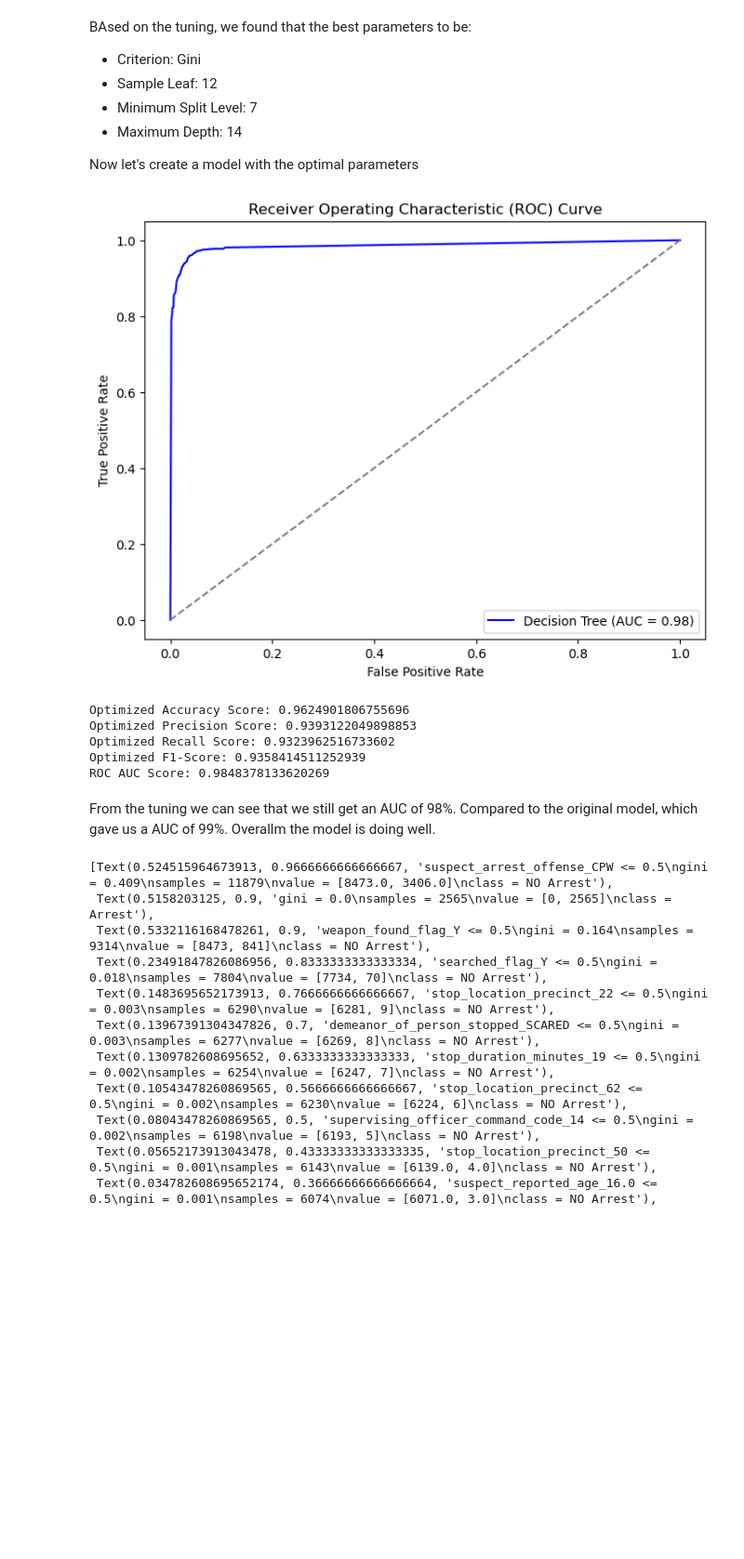
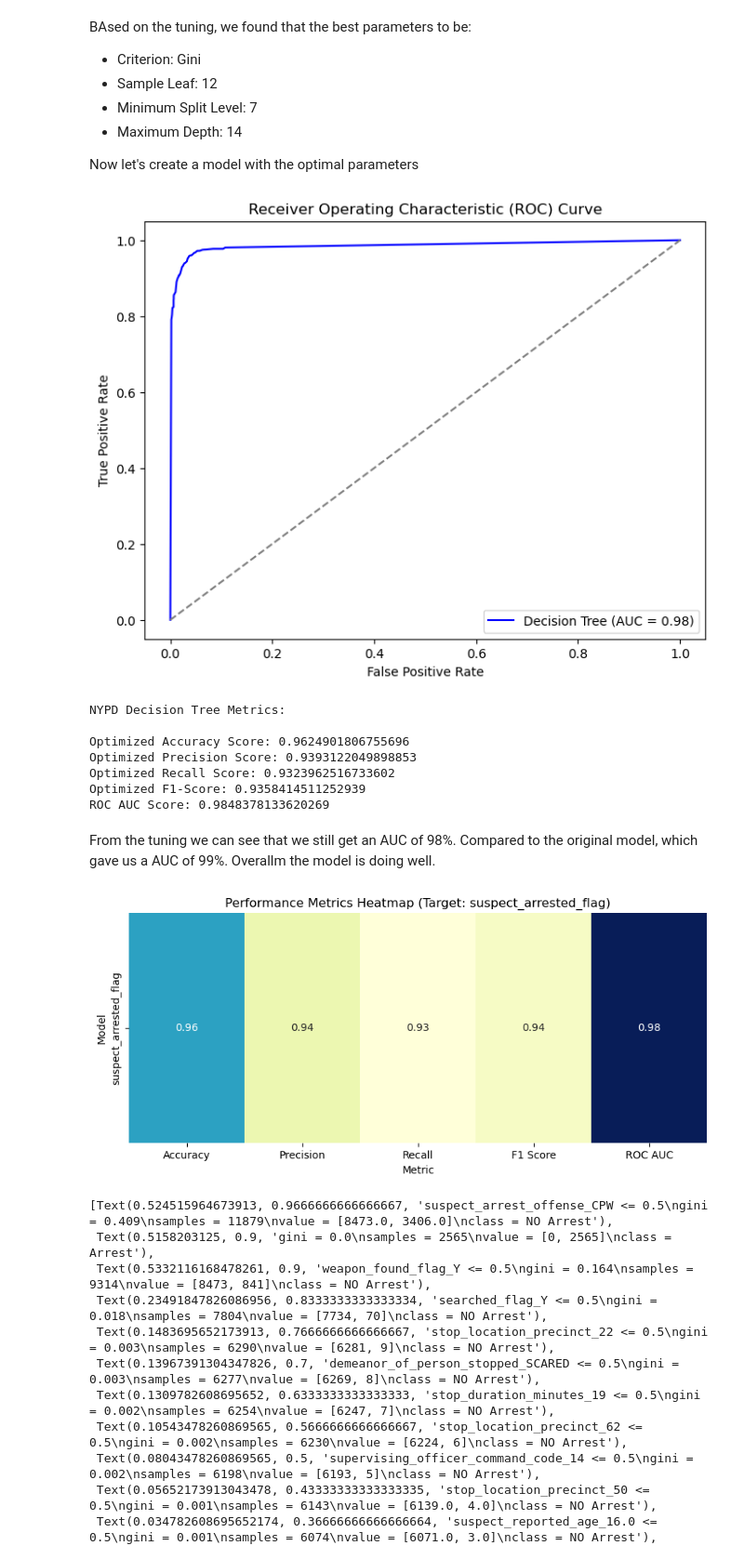
Before and after one commit to omendez930/Terry-Traffic-Stops-Phase3, a Jupyter notebook: index.ipynb, the cells around one changed output. Shown at 93% size. Drawn from its saved outputs; the diff is of its cells as text; code cells hidden in the pictures; blank space fills up the shorter version.

```diff
--- a/index.ipynb
+++ b/index.ipynb
@@ -1994,6 +2006,7 @@ plt.legend(loc="lower right")
 plt.savefig('./images/dt_optimized_ROC.png')
 plt.show()
 
+print('NYPD Decision Tree Metrics:\n')
 print(f'Optimized Accuracy Score: {nypd_optimized_accuracy}')
 print(f'Optimized Precision Score: {nypd_optimized_precision}')
 print(f'Optimized Recall Score: {nypd_optimized_recall}')
@@ -2001,6 +2014,8 @@ print(f'Optimized F1-Score: {nypd_optimized_f1}')
 print(f'ROC AUC Score: {nypd_roc_auc}')
 # %% [output]
 [figure]
+NYPD Decision Tree Metrics:
+
 Optimized Accuracy Score: 0.9624901806755696
 Optimized Precision Score: 0.9393122049898853
 Optimized Recall Score: 0.9323962516733602
@@ -2008,6 +2023,35 @@ Optimized F1-Score: 0.9358414511252939
 ROC AUC Score: 0.9848378133620269
 # %% [markdown]
 From the tuning we can see that we still get an AUC of 98%. Compared to the original model, which gave us a AUC of 99%. Overallm the model is doing well.
+# %%
+# Define the target column explicitly
+target_column = 'suspect_arrested_flag'
+
+# Create a DataFrame for the performance metrics of the model
+metrics_data = {
+    "Metric": ["Accuracy", "Precision", "Recall", "F1 Score", "ROC AUC"],
+    target_column: [
+        nypd_optimized_accuracy,
+        nypd_optimized_precision,
+        nypd_optimized_recall,
+        nypd_optimized_f1,
+        nypd_roc_auc,
+    ],
+}
+
+metrics_df = pd.DataFrame(metrics_data)
+
+# Pivot the DataFrame for heatmap usage
+metrics_pivot = metrics_df.set_index("Metric").T
+
+# Plot the heatmap
+plt.figure(figsize=(10, 4))
+sns.heatmap(metrics_pivot, annot=True, cmap="YlGnBu", fmt=".2f", cbar=False)
+plt.title(f"Performance Metrics Heatmap (Target: {target_column})")
+plt.ylabel("Model")
+plt.show()
+# %% [output]
+[figure, added]
 # %%
 plt.figure(figsize=(12,8))
 
```
Also changed, not shown: parts of 16 cells of this notebook, 9 other files.
